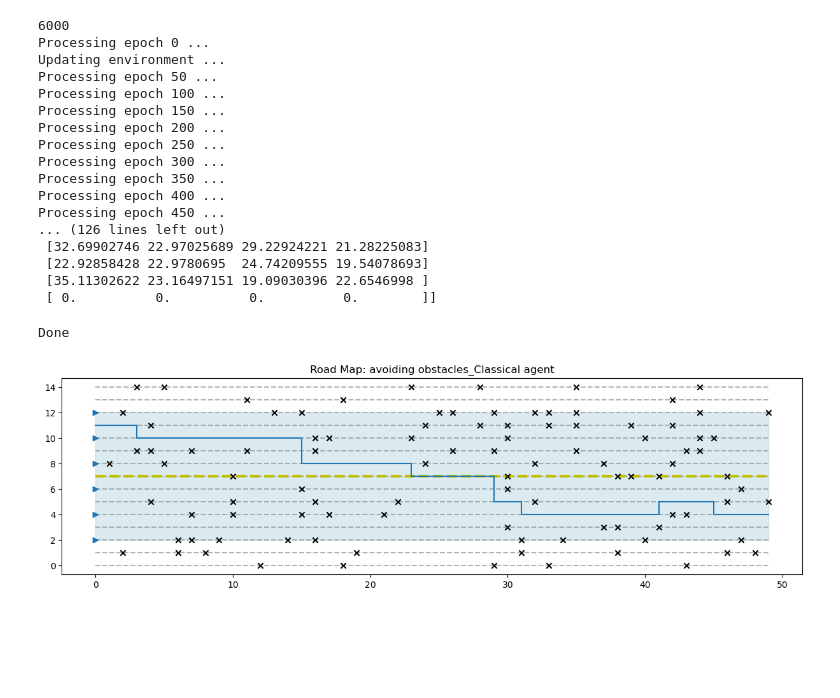
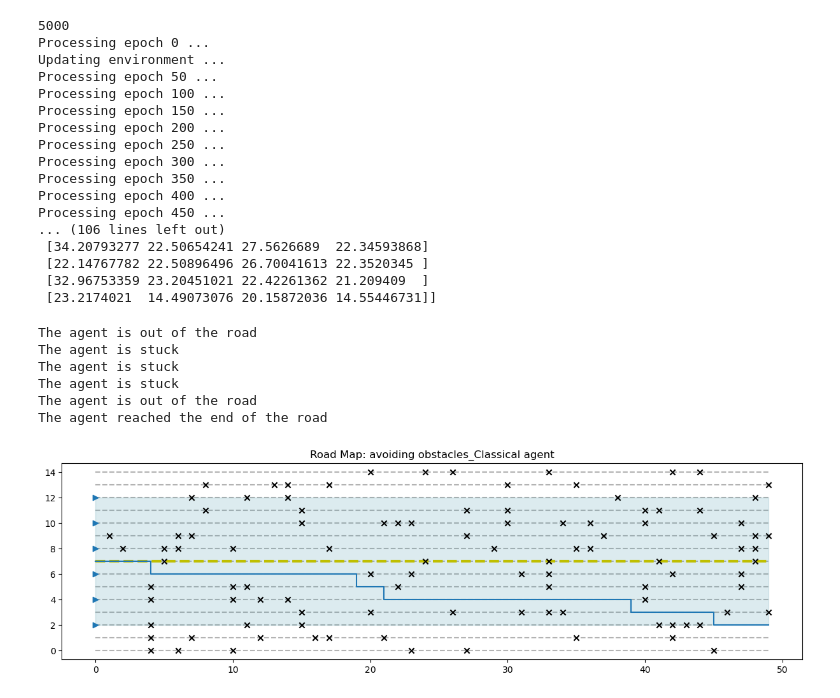
Before and after one commit to jiangzz-lab/GroverQLearning, a Jupyter notebook: sidewalk_env/QLearning_sidewalk_classical_agent.ipynb, the cells around one changed output. Drawn from its saved outputs; the diff is of its cells as text; code cells hidden in the pictures; blank space fills up the shorter version.

Commit message:
update the sidewalk env and its classical tests

```diff
--- a/sidewalk_env/QLearning_sidewalk_classical_agent.ipynb
+++ b/sidewalk_env/QLearning_sidewalk_classical_agent.ipynb
@@ -18,7 +18,7 @@ Elliot_obstacle_cl = ClassicalLearner(env_with_obstacle_train,env_type='local')
 hyperp = {'alpha': 0.1,
           'gamma': 0.8,
           'eps': 0.2,
-          'max_epochs': 6000,
+          'max_epochs': 5000,
           'max_steps': 1000}
 
 # set hyperparms
@@ -29,7 +29,7 @@ steps_in_all_epochs,target_reached_in_all_epochs,_ = Elliot_obstacle_cl.train()
 # plt.plot(steps_in_all_epochs)
 print(Elliot_obstacle_cl.Q_values)
 # %% [output]
-6000
+5000
 Processing epoch 0 ...
 Updating environment ...
 Processing epoch 50 ...
@@ -41,19 +41,27 @@ Processing epoch 300 ...
 Processing epoch 350 ...
 Processing epoch 400 ...
 Processing epoch 450 ...
-... (126 lines left out)
- [32.69902746 22.97025689 29.22924221 21.28225083]
- [22.92858428 22.9780695  24.74209555 19.54078693]
- [35.11302622 23.16497151 19.09030396 22.6546998 ]
- [ 0.          0.          0.          0.        ]]
+... (106 lines left out)
+ [34.20793277 22.50654241 27.5626689  22.34593868]
+ [22.14767782 22.50896496 26.70041613 22.3520345 ]
+ [32.96753359 23.20451021 22.42261362 21.209409  ]
+ [23.2174021  14.49073076 20.15872036 14.55446731]]
 # %%
 env_with_obstacle_test = side_walk_env_with_obstacle(50,15,12,2,0.15)
 trajectory_obstacle = env_with_obstacle_test.trajectory(Elliot_obstacle_cl.Q_values)
+n_try = 1
+while trajectory_obstacle[0][-1] != env_with_obstacle_test.nx-1 and n_try < 100:
+    trajectory_obstacle = env_with_obstacle_test.trajectory(Elliot_obstacle_cl.Q_values)
 env_with_obstacle_test.plot_roadmap_with_trajectory('avoiding obstacles_Classical agent',trajectory_obstacle)
 # print(trajectory[0])
 # %% [output]
-Done
+The agent is out of the road
+The agent is stuck
+The agent is stuck
+The agent is stuck
+The agent is out of the road
+The agent reached the end of the road
-[figure, old version]
+[figure, new version]
 # %%
 env_with_litter_train = side_walk_env_with_litter(50,15,12,2,0.2)
 env_with_litter_train.plot_roadmap()
```
Also changed, not shown: parts of 5 cells of this notebook, 1 other file.
